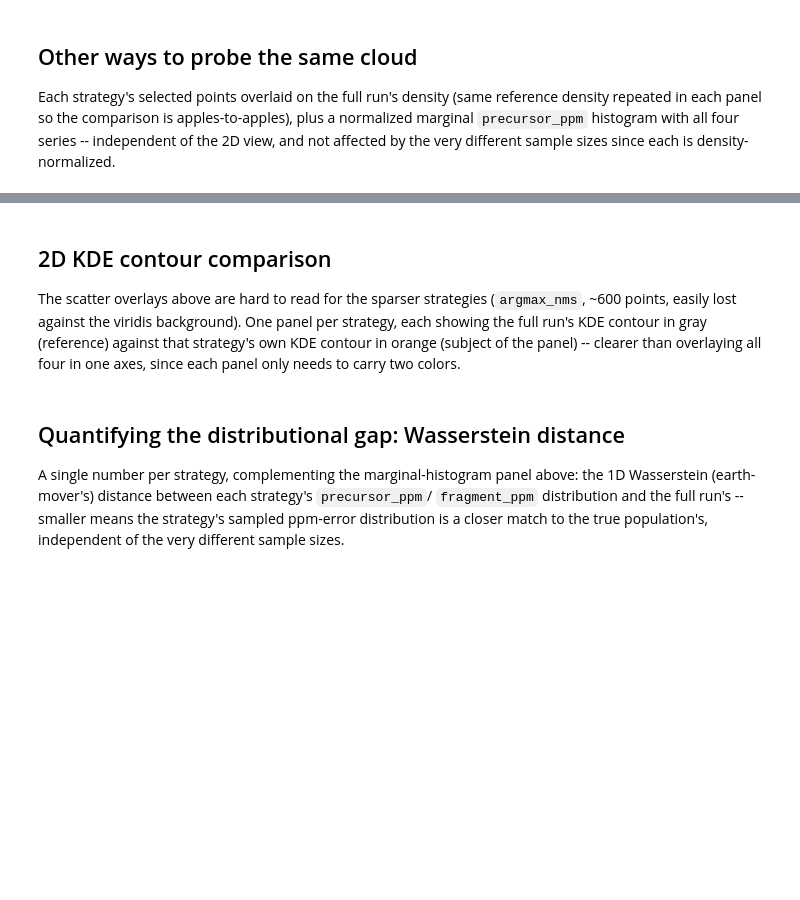
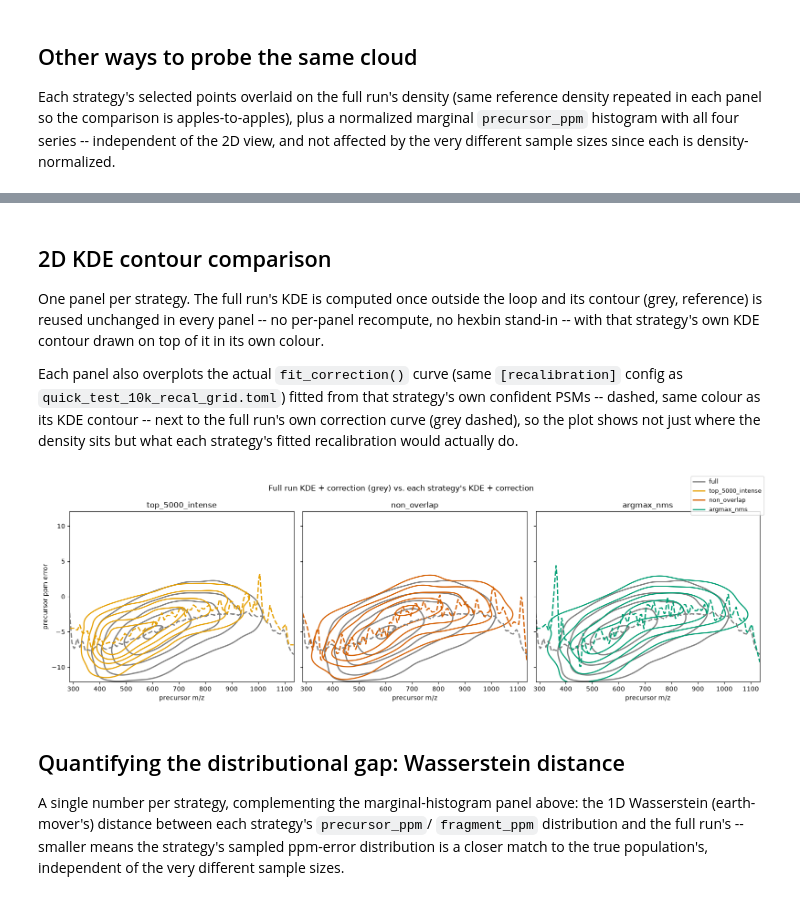
Before and after one commit to MatteoLacki/searchops, a Jupyter notebook: __dev/comparison_of_selection_strategies.ipynb, the cells around one changed output, grey strips where cells are left out. Saved outputs shown, nothing was run; the diff lists cells and outputs as text; code cells hidden in the pictures; blank space fills up the shorter version.

```diff
--- a/__dev/comparison_of_selection_strategies.ipynb
+++ b/__dev/comparison_of_selection_strategies.ipynb
@@ -200,52 +207,71 @@ plt.show()
 # %% [markdown]
 ## 2D KDE contour comparison
 
-The scatter overlays above are hard to read for the sparser strategies (`argmax_nms`,
-~600 points, easily lost against the viridis background). One panel per strategy, each
-showing the full run's KDE contour in gray (reference) against that strategy's own KDE
-contour in orange (subject of the panel) -- clearer than overlaying all four in one axes,
-since each panel only needs to carry two colors.
+One panel per strategy. The full run's KDE is computed once outside the loop and
+its contour (grey, reference) is reused unchanged in every panel -- no per-panel
+recompute, no hexbin stand-in -- with that strategy's own KDE contour drawn on
+top of it in its own colour.
+
+Each panel also overplots the actual `fit_correction()` curve (same
+`[recalibration]` config as `quick_test_10k_recal_grid.toml`) fitted from that
+strategy's own confident PSMs -- dashed, same colour as its KDE contour -- next
+to the full run's own correction curve (grey dashed), so the plot shows not just
+where the density sits but what each strategy's fitted recalibration would
+actually do.
 # %%
 from matplotlib.lines import Line2D
 from scipy.stats import gaussian_kde
 
+from searchops.recalibration import fit_correction
+
 REFERENCE_COLOR = "#808080"
-CURRENT_COLOR = "#E69F00"
+
+# Same recalibration config as jobs/quick_test_10k_recal_grid.toml's [recalibration],
+# applied uniformly to every strategy's (and the full run's) own confident PSMs.
+RECAL_CONFIG = {"model": "binned_median", "bin_width_da": 10.0}
 
 x_min, x_max = all_df["precursor_mz"].min(), all_df["precursor_mz"].max()
 y_min, y_max = all_df["precursor_ppm"].min(), all_df["precursor_ppm"].max()
 xx, yy = np.mgrid[x_min:x_max:200j, y_min:y_max:200j]
 grid_coords = np.vstack([xx.ravel(), yy.ravel()])
+mz_line = np.linspace(x_min, x_max, 200)
 
 
 def kde_on_grid(df):
     kde = gaussian_kde(np.vstack([df["precursor_mz"], df["precursor_ppm"]]))
     return kde(grid_coords).reshape(xx.shape)
 
 
-full_zz = kde_on_grid(full_df)
+full_zz = kde_on_grid(full_df)  # computed once, reused in every panel below
+full_correction = fit_correction(full_df, RECAL_CONFIG)
 
 strategies = ["top_k_intense", "non_overlap", "argmax_nms"]
+
 fig, axes = plt.subplots(1, 3, figsize=(16, 5), sharex=True, sharey=True)
 for ax, strategy in zip(axes, strategies):
+    ax.contour(xx, yy, full_zz, levels=5, colors=REFERENCE_COLOR, linewidths=2)
     sub = all_df[all_df["strategy"] == strategy]
     zz = kde_on_grid(sub)
-    ax.contour(xx, yy, full_zz, levels=5, colors=REFERENCE_COLOR, linewidths=2)
-    ax.contour(xx, yy, zz, levels=5, colors=CURRENT_COLOR, linewidths=1.5)
+    ax.contour(xx, yy, zz, levels=5, colors=COLORS[strategy], linewidths=1.8)
+
+    correction = fit_correction(sub, RECAL_CONFIG)
+    ax.plot(mz_line, full_correction(mz_line), color=REFERENCE_COLOR, linestyle="--", linewidth=2)
+    ax.plot(mz_line, correction(mz_line), color=COLORS[strategy], linestyle="--", linewidth=2)
+
     ax.set_title(LABELS[strategy])
     ax.set_xlabel("precursor m/z")
 
 axes[0].set_ylabel("precursor ppm error")
-fig.suptitle("2D KDE contours: full run (gray) vs. each strategy (orange)")
+fig.suptitle("Full run KDE + correction (grey) vs. each strategy's KDE + correction")
 fig.legend(
-    handles=[
-        Line2D([0], [0], color=REFERENCE_COLOR, lw=2, label="full"),
-        Line2D([0], [0], color=CURRENT_COLOR, lw=2, label="strategy"),
-    ],
+    handles=[Line2D([0], [0], color=REFERENCE_COLOR, lw=2, label="full")]
+    + [Line2D([0], [0], color=COLORS[s], lw=1.8, label=LABELS[s]) for s in strategies],
     fontsize=9, loc="upper right", bbox_to_anchor=(1.0, 1.03),
 )
 fig.tight_layout()
 plt.show()
+# %% [output]
+[figure, added]
 # %% [markdown]
 ## Quantifying the distributional gap: Wasserstein distance
 
```
Also changed, not shown: parts of 6 cells of this notebook, 2 other files.
